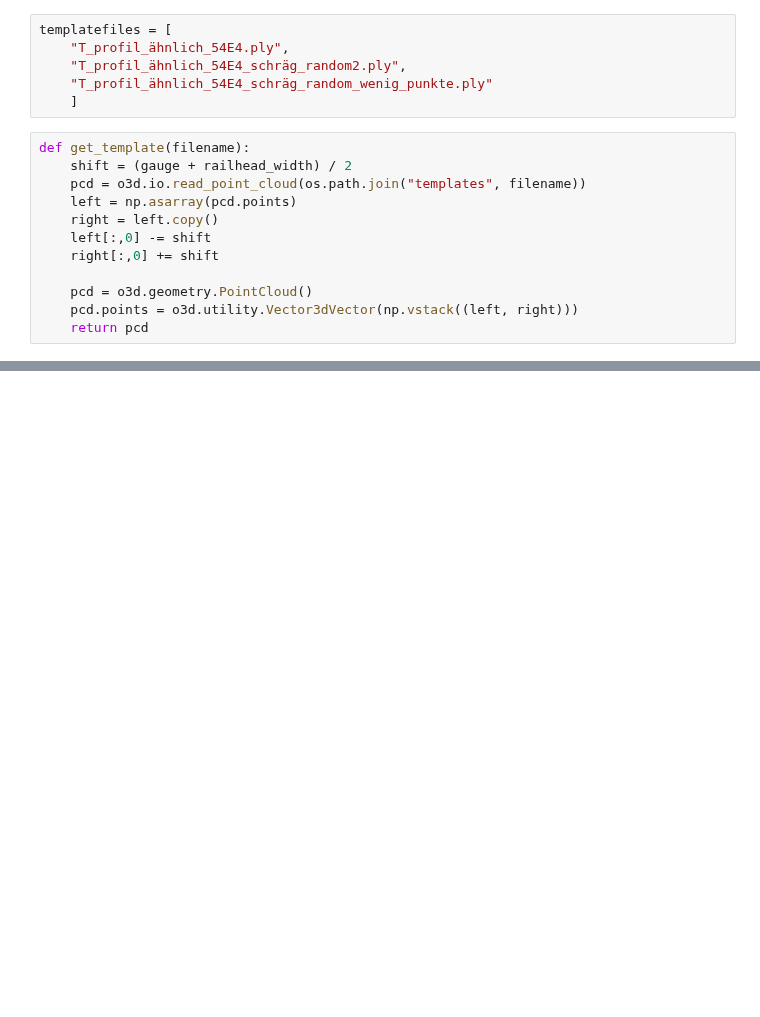
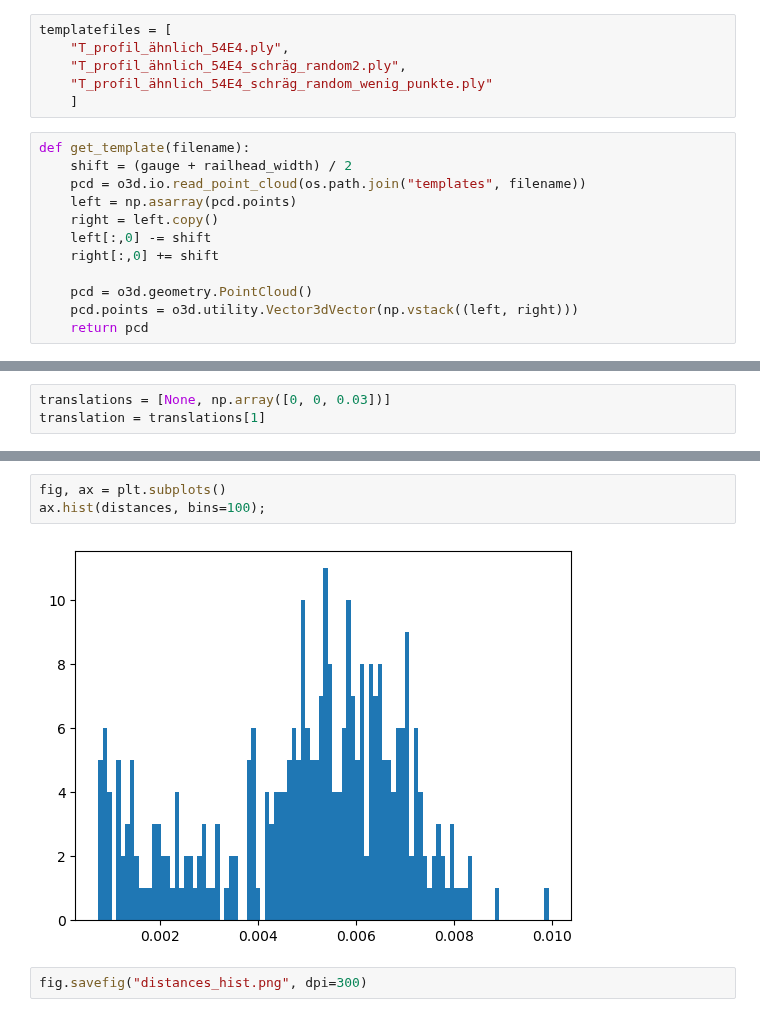
Before and after one commit to florianneukirchen/gleis-versuche, a Jupyter notebook: 39_compare_my_icp.ipynb, the cells around one changed output, grey strips where cells are left out. Cells and saved outputs as stored; diff of their text form; blank space fills up the shorter version.

```diff
--- a/39_compare_my_icp.ipynb
+++ b/39_compare_my_icp.ipynb
@@ -710,0 +868,3 @@ Std xy 0.014523317543715584
+# %%
+translations = [None, np.array([0, 0, 0.03])]
+translation = translations[1]
@@ -711,3 +959,10 @@ Std xy 0.014523317543715584
+# %%
+fig, ax = plt.subplots()
+ax.hist(distances, bins=100);
+# %% [output]
+[figure, added]
+# %%
+fig.savefig("distances_hist.png", dpi=300)
 # %%
 mypoints = np.array(mypoints)
 icppoints = np.array(icppoints)
```
Also changed, not shown: parts of 27 cells of this notebook, 18 other files.
